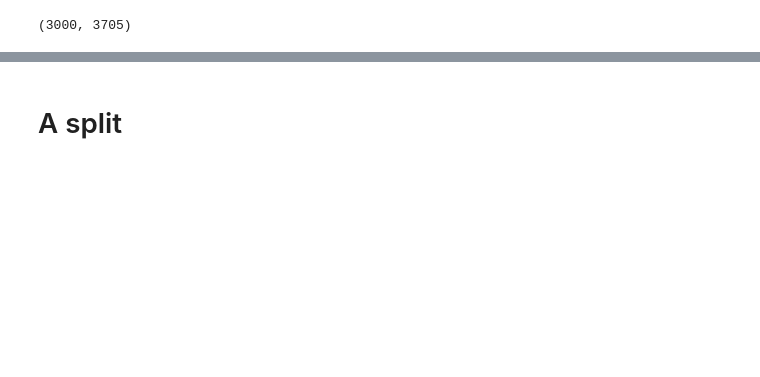
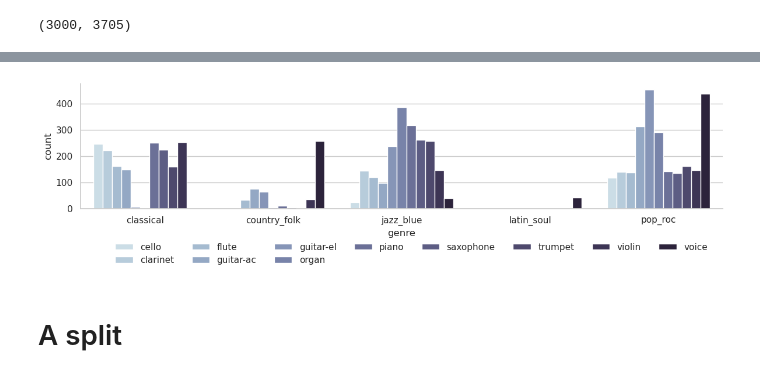
Before and after one commit to changhongw/audio-embedding-bias, a Jupyter notebook: 00_irmas_split.ipynb, the cells around one changed output, grey strips where cells are left out. Cells and saved outputs as stored; diff of their text form; code cells hidden in the pictures; blank space fills up the shorter version.

```diff
--- a/00_irmas_split.ipynb
+++ b/00_irmas_split.ipynb
@@ -188,5 +215,25 @@ lgd = sns.move_legend(ax, "lower center", bbox_to_anchor=(.54, -.11), ncol=11, t
 # %%
 meta_all.to_csv('irmas_meta_all.csv', header=None, index=None)
+# %%
+meta_all_count = pd.DataFrame(columns=['instrument', 'genre', 'count'])
+
+for inst in instrument_map:
+    for genre in genre_map:
+        meta_all_count_item = pd.DataFrame(columns=['instrument', 'genre', 'count'])
+
+        meta_all_count_item['instrument'] = [inst]
+        meta_all_count_item['genre'] = [genre]
+        meta_all_count_item['count'] = len(meta_all.loc[(meta_all['instrument'] == inst) & (meta_all['genre'] == genre)])
+
+        meta_all_count = meta_all_count.append(meta_all_count_item)
+
+sns.set_theme(context='notebook', style='whitegrid', palette='deep')
+ax = sns.catplot(data=meta_all_count, x='genre', y='count', hue='instrument', kind='bar', height=3, aspect=4,
+               legend_out=False, palette="ch:s=.25,rot=-.25")
+lgd = sns.move_legend(ax, "lower center", bbox_to_anchor=(.54, -.14), ncol=8, title=None, frameon=False)
+plt.savefig('results/genre_distribution.pdf', bbox_inches='tight')
+# %% [output]
+[figure, added]
 # %% [markdown]
 # A split
 # %%
```
Also changed, not shown: parts of 10 cells of this notebook, 38 other files.
